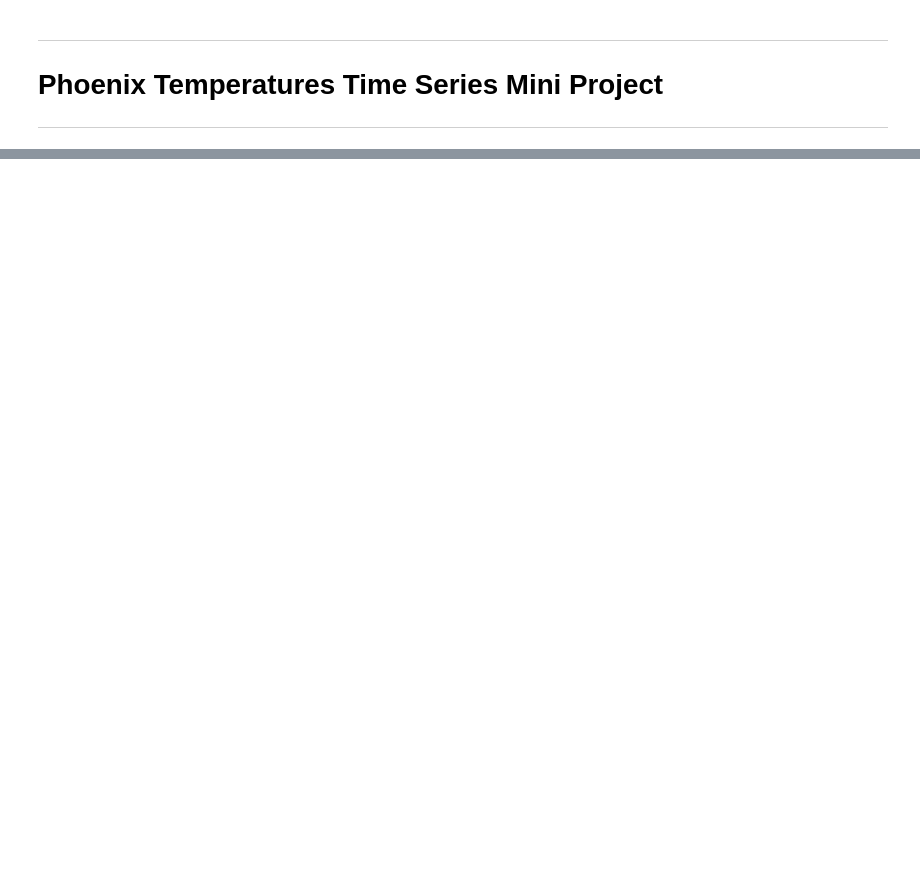
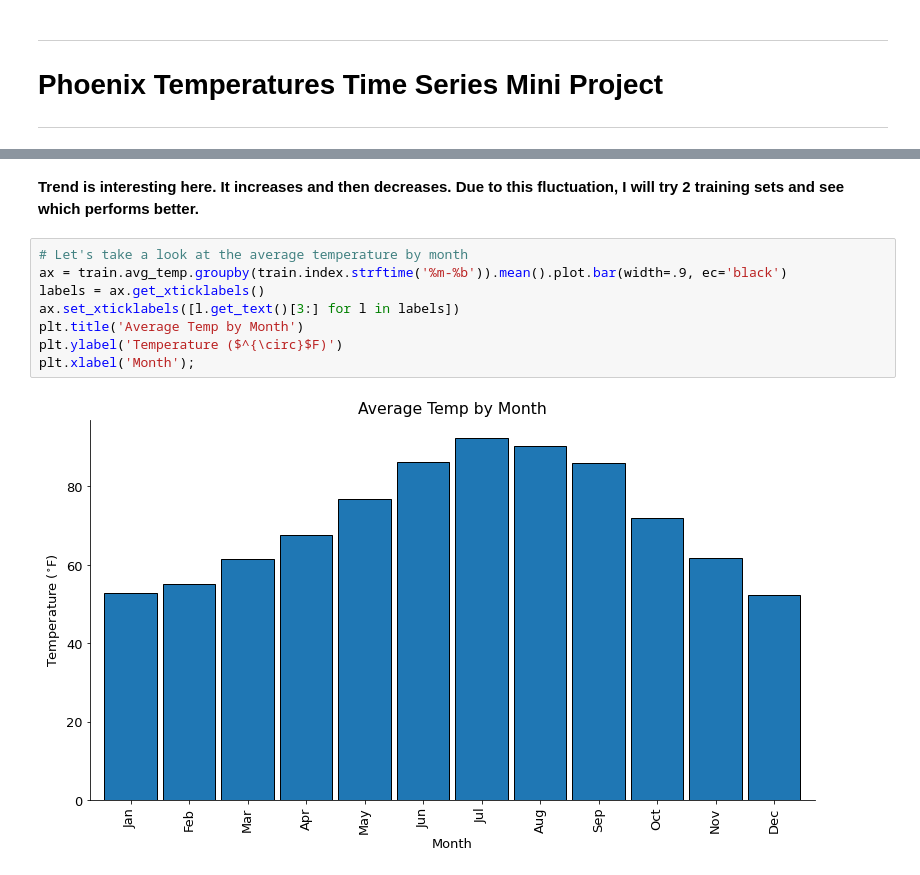
Before and after one commit to adam-talbot/time-series-project, a Jupyter notebook: final_notebook.ipynb, the cells around one changed output, grey strips where cells are left out. Drawn from its saved outputs; the diff is of its cells as text; blank space fills up the shorter version.

```diff
--- a/final_notebook.ipynb
+++ b/final_notebook.ipynb
@@ -34,0 +92,12 @@ s['2000':].plot();
+# %% [markdown]
+**Trend is interesting here. It increases and then decreases. Due to this fluctuation, I will try 2 training sets and see which performs better.**
+# %%
+# Let's take a look at the average temperature by month
+ax = train.avg_temp.groupby(train.index.strftime('%m-%b')).mean().plot.bar(width=.9, ec='black')
+labels = ax.get_xticklabels()
+ax.set_xticklabels([l.get_text()[3:] for l in labels])
+plt.title('Average Temp by Month')
+plt.ylabel('Temperature ($^{\circ}$F)')
+plt.xlabel('Month');
+# %% [output]
+[figure, added]
```
Also changed, not shown: parts of 60 cells of this notebook, 2 other files.
